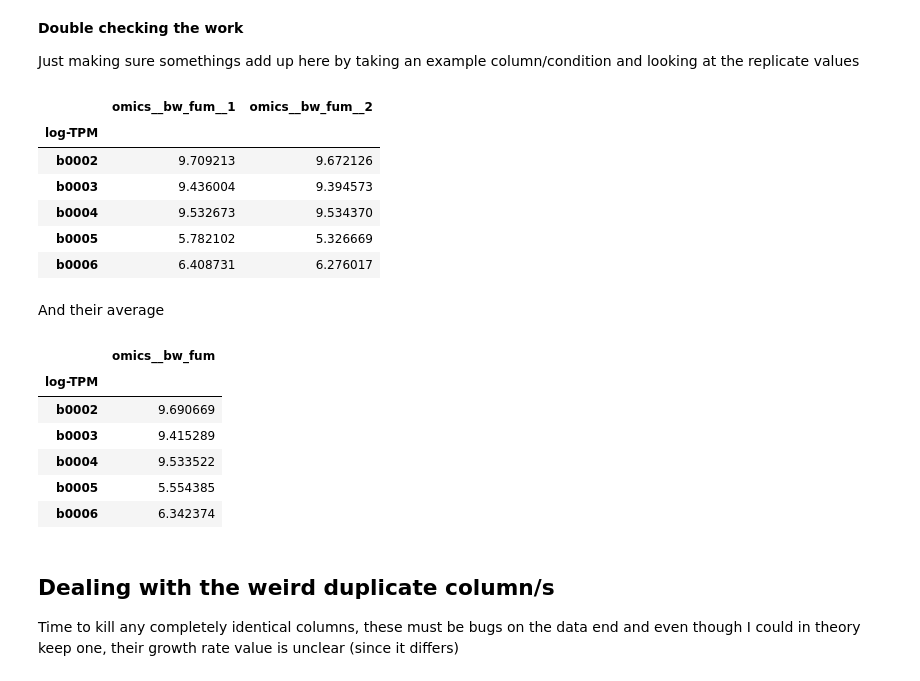
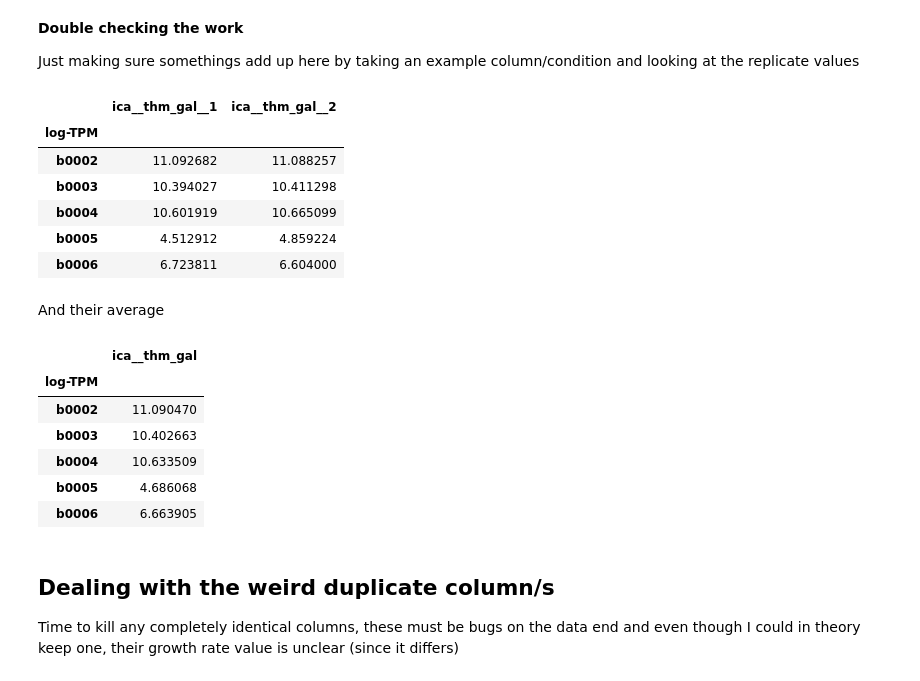
Before and after one commit to mmjohn/Growth-expression-translation, a Jupyter notebook: Code/1a-process_expression_data_ECOLI.ipynb, the cells around one changed output. Saved outputs shown, nothing was run; the diff lists cells and outputs as text; code cells hidden in the pictures.

```diff
--- a/Code/1a-process_expression_data_ECOLI.ipynb
+++ b/Code/1a-process_expression_data_ECOLI.ipynb
@@ -127,29 +111,29 @@ new_exp_df.head()
 
 Just making sure somethings add up here by taking an example column/condition and looking at the replicate values
 # %%
-example_col = list(unique_cols)[0]
+example_col = list(unique_cols)[1]
 
 exp_df[[col for col in exp_df.columns if col[:-3]==example_col]].head()
 # %% [output]
-|  | omics__bw_fum__1 | omics__bw_fum__2 |
+|  | ica__thm_gal__1 | ica__thm_gal__2 |
 | log-TPM |  |  |
-| b0002 | 9.709213 | 9.672126 |
-| b0003 | 9.436004 | 9.394573 |
-| b0004 | 9.532673 | 9.534370 |
-| b0005 | 5.782102 | 5.326669 |
-| b0006 | 6.408731 | 6.276017 |
+| b0002 | 11.092682 | 11.088257 |
+| b0003 | 10.394027 | 10.411298 |
+| b0004 | 10.601919 | 10.665099 |
+| b0005 | 4.512912 | 4.859224 |
+| b0006 | 6.723811 | 6.604000 |
 # %% [markdown]
 And their average
 # %%
 new_exp_df[[example_col]].head()
 # %% [output]
-|  | omics__bw_fum |
+|  | ica__thm_gal |
 | log-TPM |  |
-| b0002 | 9.690669 |
-| b0003 | 9.415289 |
-| b0004 | 9.533522 |
-| b0005 | 5.554385 |
-| b0006 | 6.342374 |
+| b0002 | 11.090470 |
+| b0003 | 10.402663 |
+| b0004 | 10.633509 |
+| b0005 | 4.686068 |
+| b0006 | 6.663905 |
 # %% [markdown]
 ## Dealing with the weird duplicate column/s
 
```
Also changed, not shown: parts of 21 cells of this notebook, 2 other files.
